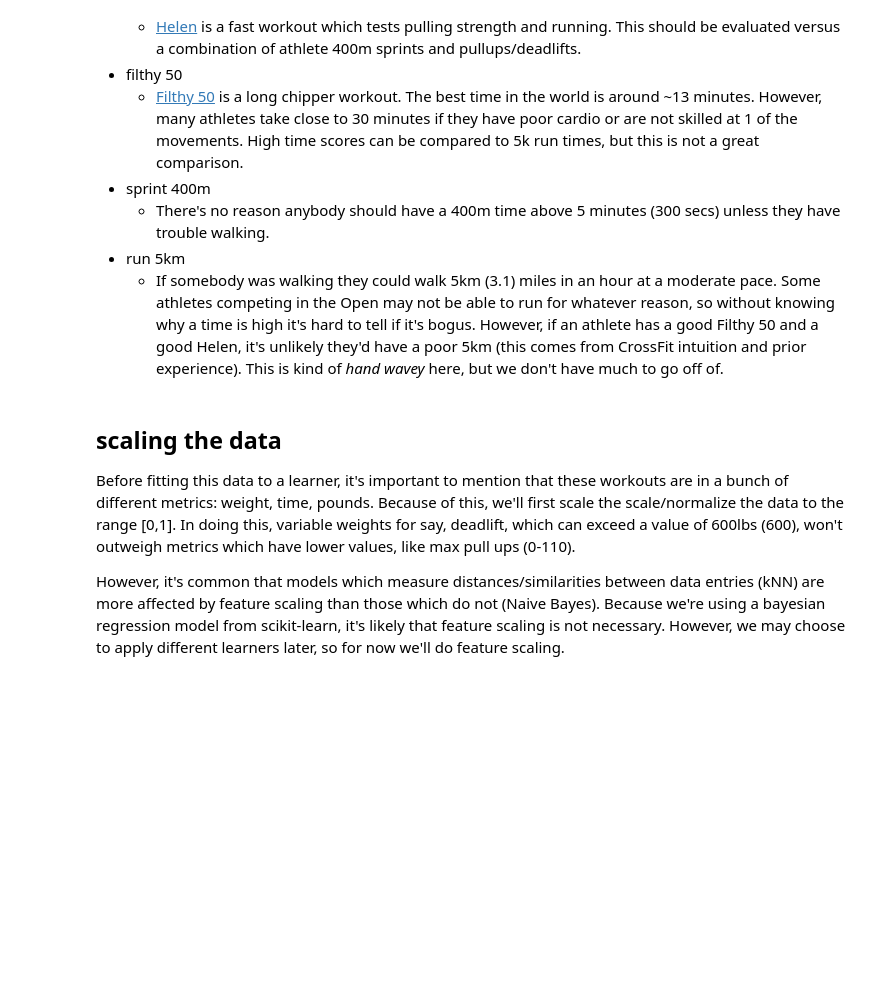
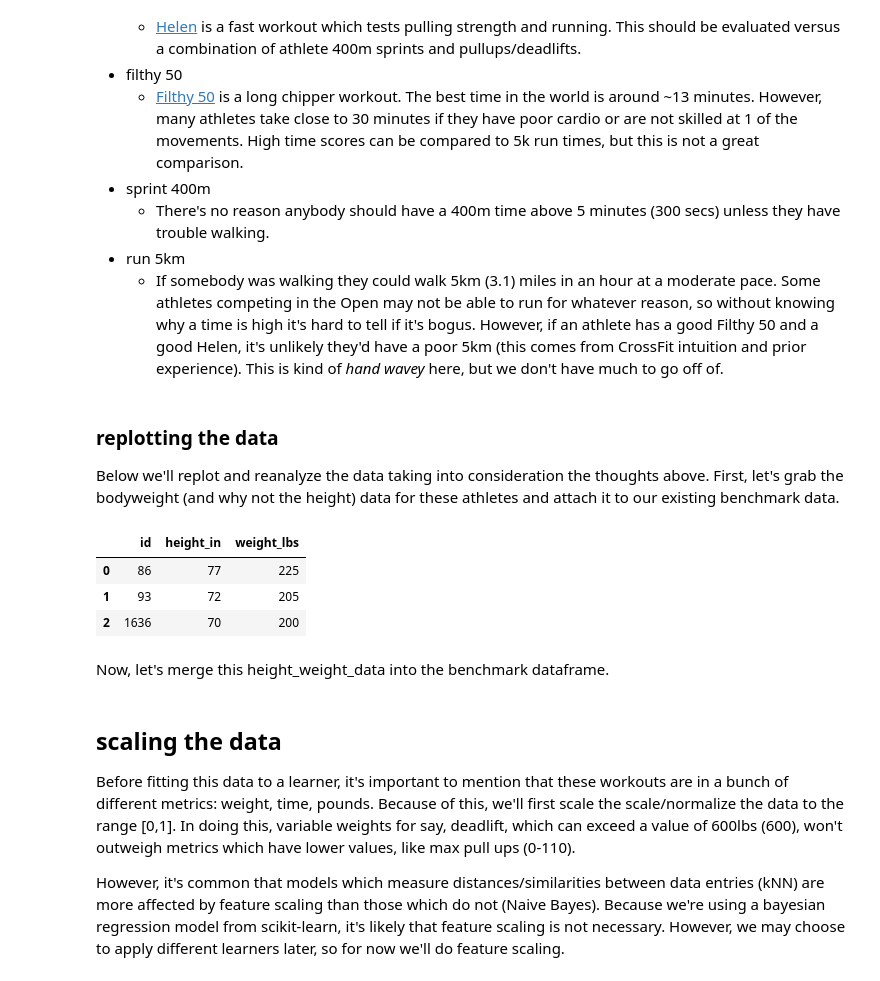
Before and after one commit to zfreedman/crossfit_open_2018, a Jupyter notebook: learning/open_bayesian_regression.ipynb, the cells around one changed output. Drawn from its saved outputs; the diff is of its cells as text; code cells hidden in the pictures; blank space fills up the shorter version.

Commit message:
feat: Retrieved height/weight data from backend.

```diff
--- a/learning/open_bayesian_regression.ipynb
+++ b/learning/open_bayesian_regression.ipynb
@@ -238,3 +238,24 @@ Below we'll breakdown the workout behind each graph and what kind of entry we'll
     * There's no reason anybody should have a 400m time above 5 minutes (300 secs) unless they have trouble walking.
 * run 5km
     * If somebody was walking they could walk 5km (3.1) miles in an hour at a moderate pace. Some athletes competing in the Open may not be able to run for whatever reason, so without knowing why a time is high it's hard to tell if it's bogus. However, if an athlete has a good Filthy 50 and a good Helen, it's unlikely they'd have a poor 5km (this comes from CrossFit intuition and prior experience). This is kind of *hand wavey* here, but we don't have much to go off of.
+# %% [markdown]
+### replotting the data
+Below we'll replot and reanalyze the data taking into consideration the thoughts above. First, let's grab the bodyweight (and why not the height) data for these athletes and attach it to our existing benchmark data.
+# %%
+height_weight_data = grab_data(
+    """
+    SELECT id, height_in, weight_lbs
+    FROM athlete
+    WHERE id IN ({})
+    """.format(", ".join([str(i) for i in benchmark_data.id])),
+    creds
+)
+
+height_weight_data.head(3)
+# %% [output]
+|  | id | height_in | weight_lbs |
+| 0 | 86 | 77 | 225 |
+| 1 | 93 | 72 | 205 |
+| 2 | 1636 | 70 | 200 |
+# %% [markdown]
+Now, let's merge this height_weight_data into the benchmark dataframe.
```
Also changed, not shown: parts of 1 cell of this notebook.
